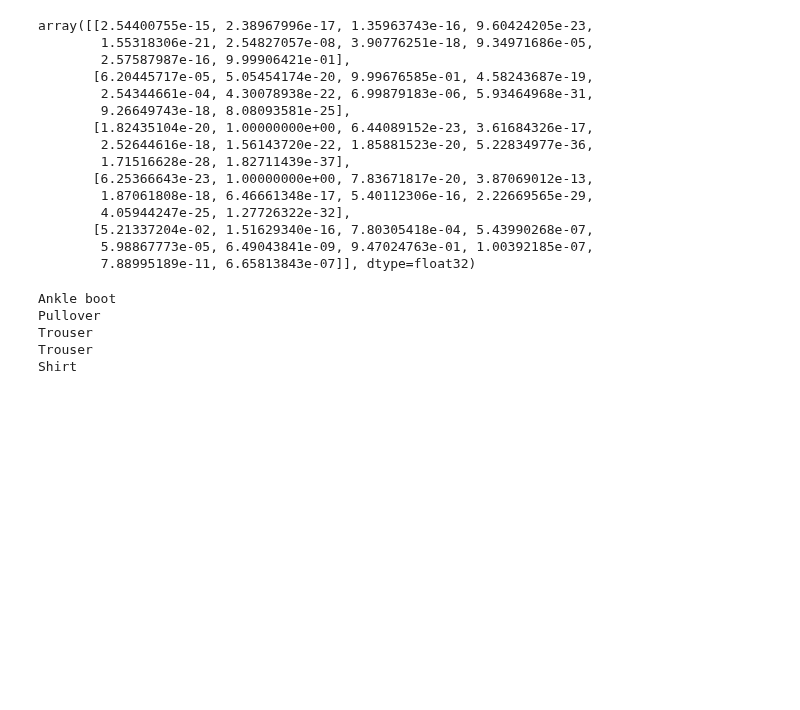
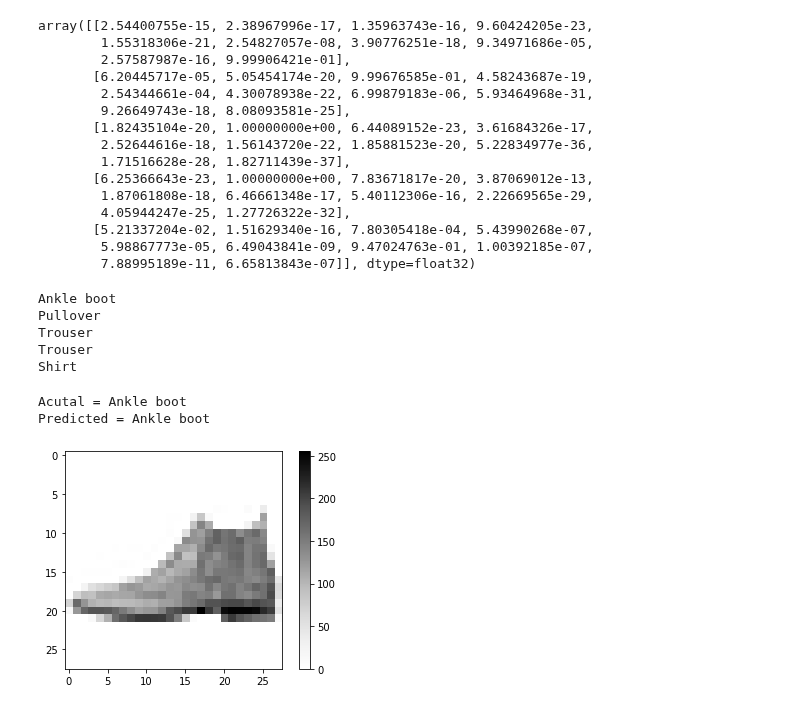
Before and after one commit to lellabhaskar/DataScience, a Jupyter notebook: 2/2p_Keras_Classification.ipynb, the cells around one changed output. Saved outputs shown, nothing was run; the diff lists cells and outputs as text; code cells hidden in the pictures; blank space fills up the shorter version.

```diff
--- a/2/2p_Keras_Classification.ipynb
+++ b/2/2p_Keras_Classification.ipynb
@@ -335,6 +335,17 @@ Pullover
 Trouser
 Trouser
 Shirt
+# %%
+print('Acutal = ' + class_names[ytest[0]])
+print('Predicted = ' + class_names[np.argmax(predictions[0])])
+plt.figure()
+plt.imshow(xtest[0], cmap='Greys')
+plt.colorbar()
+plt.show()
+# %% [output]
+Acutal = Ankle boot
+Predicted = Ankle boot
+[figure, added]
 # %%
 print('Acutal = ' + class_names[ytest[101]])
 print('Predicted = ' + class_names[np.argmax(predictions[101])])
```
Also changed, not shown: parts of 3 cells of this notebook.
